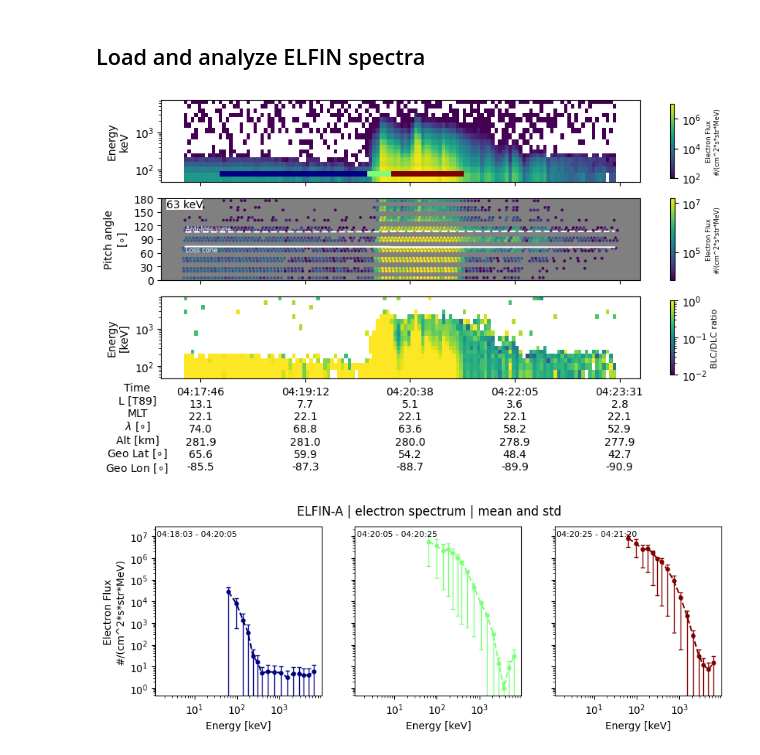
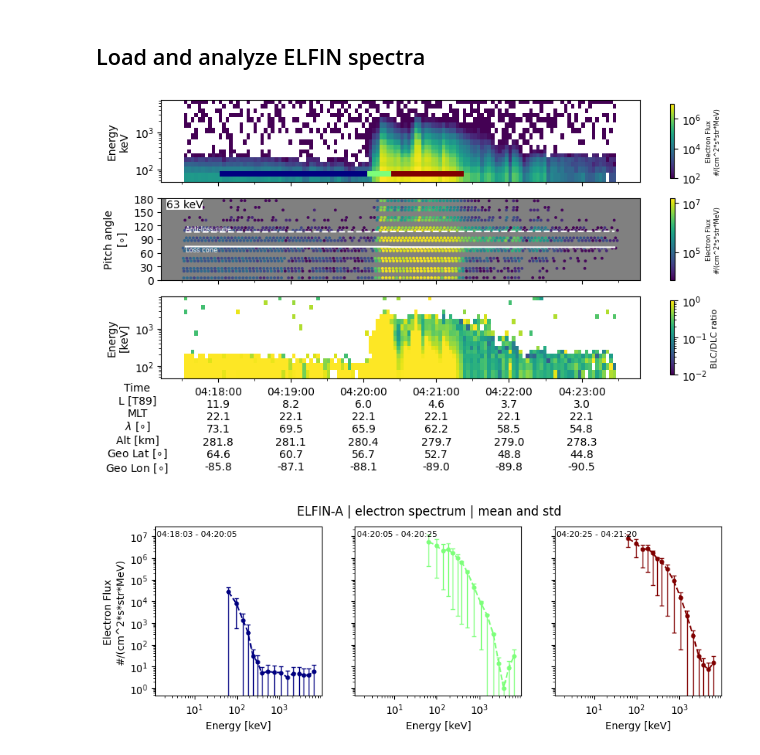
Before and after one commit to mshumko/elfinasi, a Jupyter notebook: src/20220904_substorm_study/misc/themis_elfin_spectra.ipynb, the cells around one changed output. Cells and saved outputs as stored; diff of their text form; code cells hidden in the pictures.

```diff
--- a/src/20220904_substorm_study/misc/themis_elfin_spectra.ipynb
+++ b/src/20220904_substorm_study/misc/themis_elfin_spectra.ipynb
@@ -239,22 +240,24 @@ transformed_state = pad_obj.transform_state()
 # %%
 
 fig, cx = plt.subplots(3, 1, sharex=True, figsize=(10, 6))
 
-# transformed_state = transformed_state.loc[time_range[0]:time_range[1]]
 pad_obj.plot_omni(cx[0], labels=True, colorbar=True, vmin=1E2, vmax=1E7, pretty_plot=False)
 pad_obj.plot_pad_scatter(cx[1])
 pad_obj.plot_blc_dlc_ratio(cx[2], labels=True, colorbar=True, cmap='viridis', vmin=1E-2, vmax=1)
 pad_obj.plot_position(cx[2])
-cx[2].xaxis.set_major_locator(plt.MaxNLocator(5))
+cx[2].xaxis.set_major_locator(matplotlib.dates.SecondLocator(bysecond=0))
+cx[2].xaxis.set_minor_locator(matplotlib.dates.SecondLocator(bysecond=30))
+
+
 cx[2].xaxis.set_label_coords(-0.05, -0.007*7)
 cx[2].xaxis.label.set_size(10)
 for elfin_spectra_time_range, color in zip(elfin_spectra_time_ranges, elfin_colors):
     mixed_transform = transforms.blended_transform_factory(cx[0].transData, cx[0].transAxes)
     cx[0].plot(
         [elfin_spectra_time_range[0], elfin_spectra_time_range[1]], [0.1,0.1], color=color, alpha=1, transform=mixed_transform, linewidth=5
         )
 # %% [output]
-[figure, old version]
+[figure, new version]
 # %%
 fig, dx = plt.subplots(1, len(elfin_spectra_time_ranges), figsize=(10, 3), sharey=True, sharex=True)
 
```
Also changed, not shown: parts of 11 cells of this notebook.
